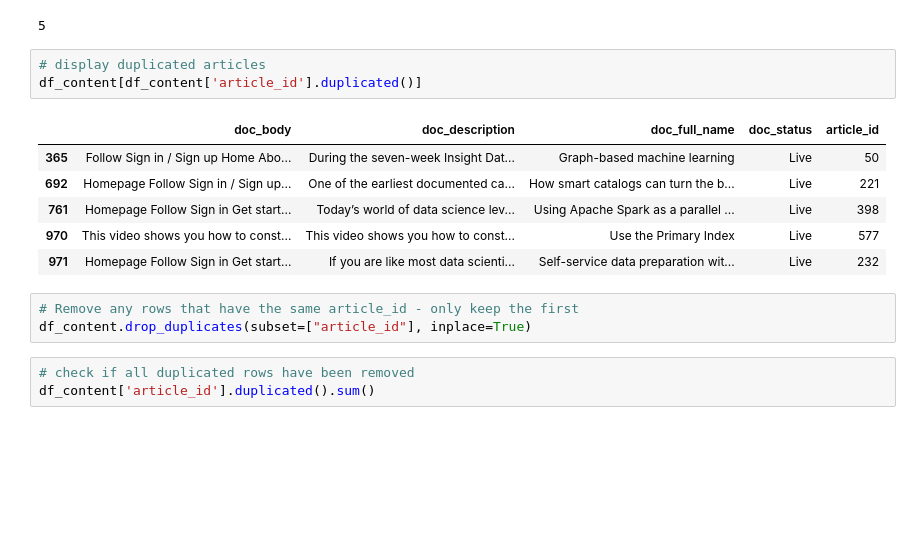
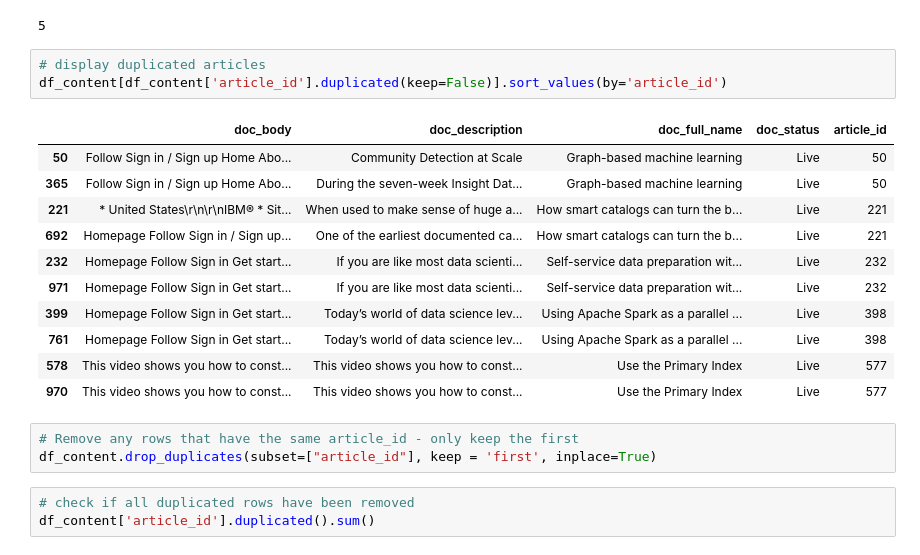
Before and after one commit to kinaMouelouel/Recommendations_with_IBM, a Jupyter notebook: Recommendations_with_IBM.ipynb, the cells around one changed output. Drawn from its saved outputs; the diff is of its cells as text; blank space fills up the shorter version.

```diff
--- a/Recommendations_with_IBM.ipynb
+++ b/Recommendations_with_IBM.ipynb
@@ -95,17 +138,22 @@ df_content['article_id'].duplicated().sum()
 5
 # %%
 # display duplicated articles
-df_content[df_content['article_id'].duplicated()]
+df_content[df_content['article_id'].duplicated(keep=False)].sort_values(by='article_id')
 # %% [output]
 |  | doc_body | doc_description | doc_full_name | doc_status | article_id |
+| 50 | Follow Sign in / Sign up Home Abo... | Community Detection at Scale | Graph-based machine learning | Live | 50 |
 | 365 | Follow Sign in / Sign up Home Abo... | During the seven-week Insight Dat... | Graph-based machine learning | Live | 50 |
+| 221 | * United States\r\n\r\nIBM® * Sit... | When used to make sense of huge a... | How smart catalogs can turn the b... | Live | 221 |
 | 692 | Homepage Follow Sign in / Sign up... | One of the earliest documented ca... | How smart catalogs can turn the b... | Live | 221 |
+| 232 | Homepage Follow Sign in Get start... | If you are like most data scienti... | Self-service data preparation wit... | Live | 232 |
+| 971 | Homepage Follow Sign in Get start... | If you are like most data scienti... | Self-service data preparation wit... | Live | 232 |
+| 399 | Homepage Follow Sign in Get start... | Today’s world of data science lev... | Using Apache Spark as a parallel ... | Live | 398 |
 | 761 | Homepage Follow Sign in Get start... | Today’s world of data science lev... | Using Apache Spark as a parallel ... | Live | 398 |
+| 578 | This video shows you how to const... | This video shows you how to const... | Use the Primary Index | Live | 577 |
 | 970 | This video shows you how to const... | This video shows you how to const... | Use the Primary Index | Live | 577 |
-| 971 | Homepage Follow Sign in Get start... | If you are like most data scienti... | Self-service data preparation wit... | Live | 232 |
 # %%
 # Remove any rows that have the same article_id - only keep the first
-df_content.drop_duplicates(subset=["article_id"], inplace=True)
+df_content.drop_duplicates(subset=["article_id"], keep = 'first', inplace=True)
 # %%
 # check if all duplicated rows have been removed
 df_content['article_id'].duplicated().sum()
```
Also changed, not shown: parts of 40 cells of this notebook, 2 other files.
